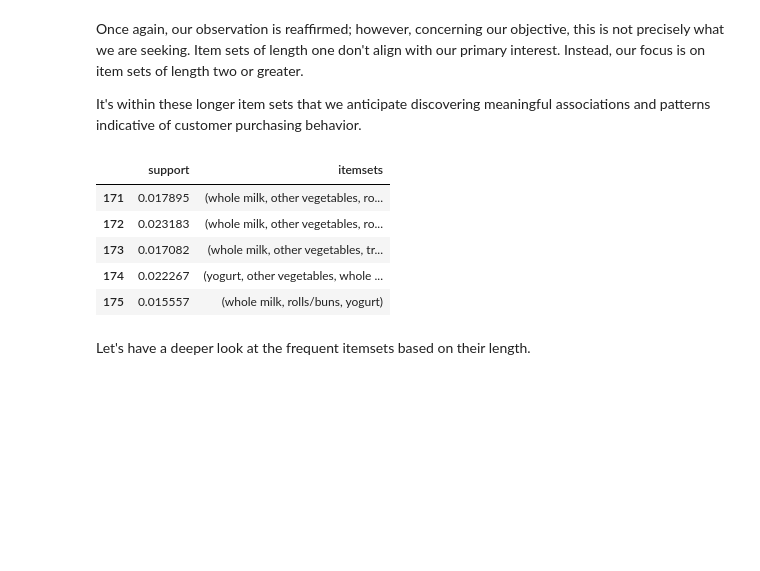
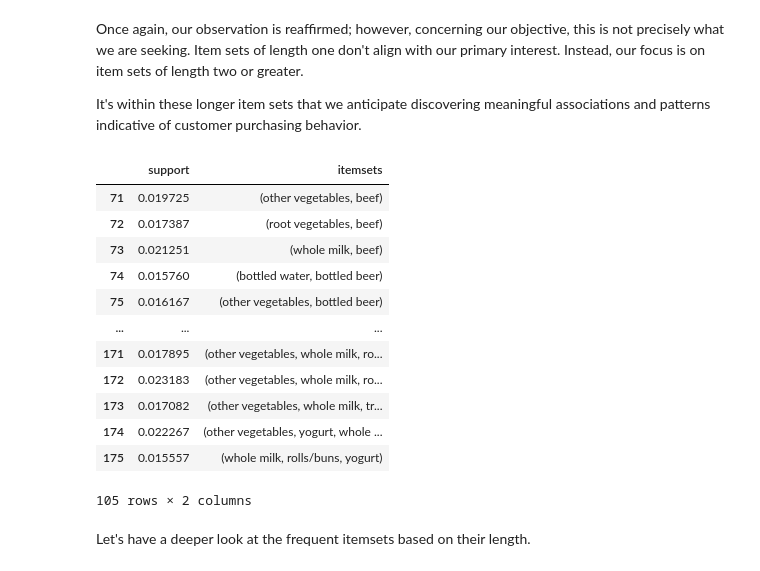
Before and after one commit to teolotti/GroceriesDM, a Jupyter notebook: market.ipynb, the cells around one changed output. Cells and saved outputs as stored; diff of their text form; code cells hidden in the pictures; blank space fills up the shorter version.

```diff
--- a/market.ipynb
+++ b/market.ipynb
@@ -387,14 +383,21 @@ It's within these longer item sets that we anticipate discovering meaningful ass
 # %%
 # Computing lengths and creating a logical filter
 lengths = [len(itemset) for itemset in freq_itemsets.itemsets]
-freq_itemsets[[val>2 for val in lengths]]
+freq_itemsets[[val>=2 for val in lengths]]
 # %% [output]
 |  | support | itemsets |
-| 171 | 0.017895 | (whole milk, other vegetables, ro... |
-| 172 | 0.023183 | (whole milk, other vegetables, ro... |
-| 173 | 0.017082 | (whole milk, other vegetables, tr... |
-| 174 | 0.022267 | (yogurt, other vegetables, whole ... |
+| 71 | 0.019725 | (other vegetables, beef) |
+| 72 | 0.017387 | (root vegetables, beef) |
+| 73 | 0.021251 | (whole milk, beef) |
+| 74 | 0.015760 | (bottled water, bottled beer) |
+| 75 | 0.016167 | (other vegetables, bottled beer) |
+| ... | ... | ... |
+| 171 | 0.017895 | (other vegetables, whole milk, ro... |
+| 172 | 0.023183 | (other vegetables, whole milk, ro... |
+| 173 | 0.017082 | (other vegetables, whole milk, tr... |
+| 174 | 0.022267 | (other vegetables, yogurt, whole ... |
 | 175 | 0.015557 | (whole milk, rolls/buns, yogurt) |
+105 rows × 2 columns
 # %% [markdown]
 Let's have a deeper look at the frequent itemsets based on their length.
 # %%
```
Also changed, not shown: parts of 12 cells of this notebook.
